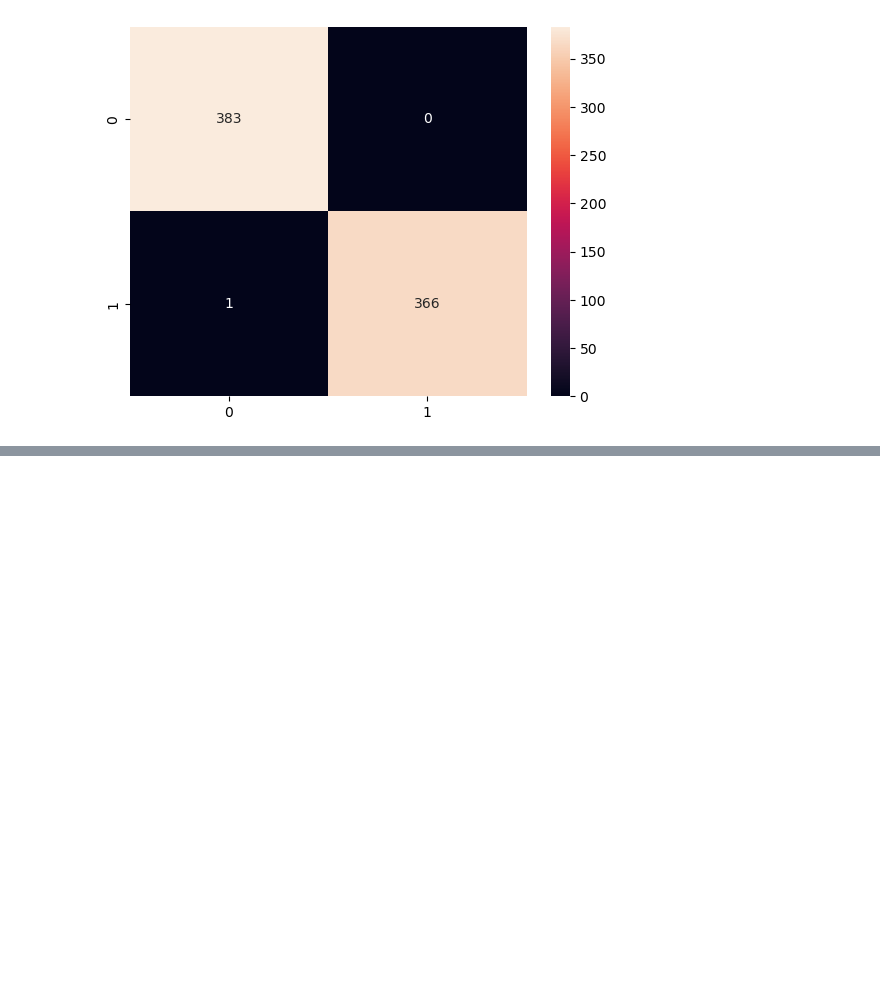
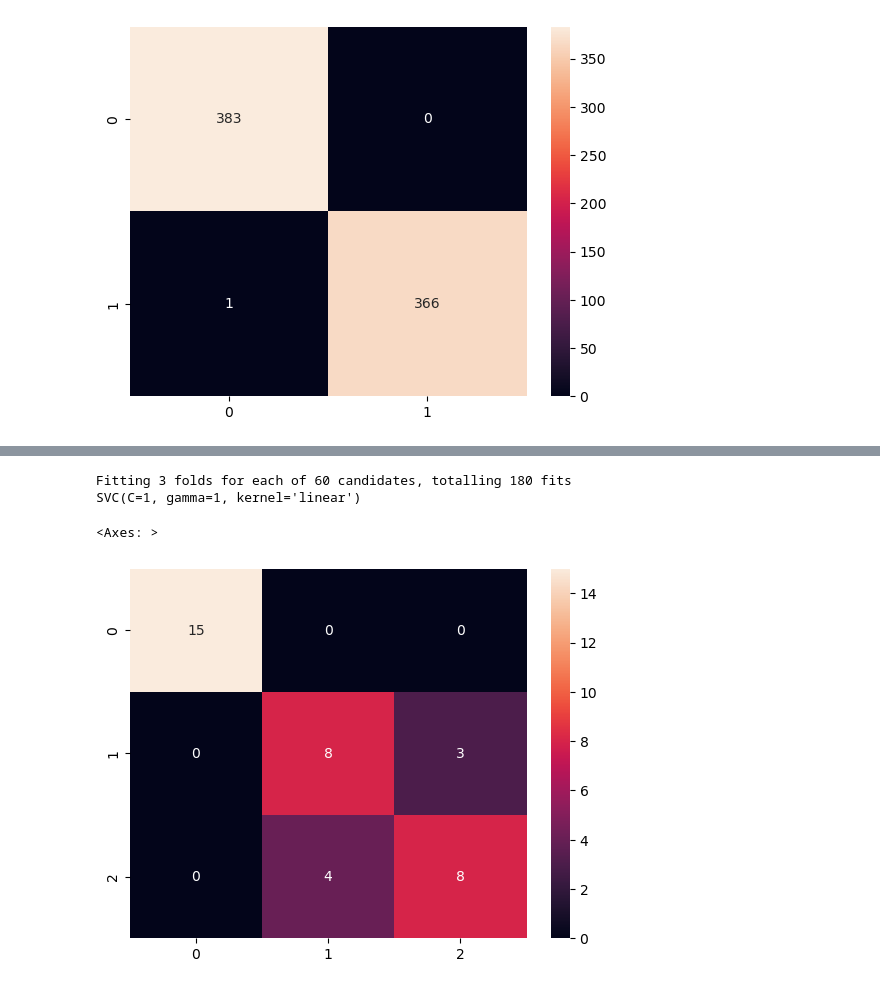
Before and after one commit to adamlewy3/Python-Projects, a Jupyter notebook: SVM Project.ipynb, the cells around one changed output, grey strips where cells are left out. Saved outputs shown, nothing was run; the diff lists cells and outputs as text; code cells hidden in the pictures; blank space fills up the shorter version.

```diff
--- a/SVM Project.ipynb
+++ b/SVM Project.ipynb
@@ -171,0 +206,23 @@ A benefit of SVM's is that they natively support multilabel classification. I wi
+# %%
+#Hyperparameter tuning.
+
+from sklearn.model_selection import GridSearchCV
+param_grid = {'C': [1,10,100,1000],
+              'gamma':[1,0.1,0.01,0.001,0.0001],
+              'kernel':['rbf','linear','poly']}
+base_estimator = svm.SVC()
+grid_search_cv = GridSearchCV(base_estimator, param_grid, verbose=1, cv=3)
+grid_search_cv.fit(X2_train, y2_train)
+
+print(grid_search_cv.best_estimator_)
+# %% [output]
+Fitting 3 folds for each of 60 candidates, totalling 180 fits
+SVC(C=1, gamma=1, kernel='linear')
+# %%
+
+y2_train_pred = lin_svc.predict(X2_test)
+y2_cm = metrics.confusion_matrix(y2_test, y2_train_pred)
+sns.heatmap(y2_cm, annot=True, fmt='.0f')
+# %% [output]
+<Axes: >
+[figure, added]
```
Also changed, not shown: parts of 9 cells of this notebook.
